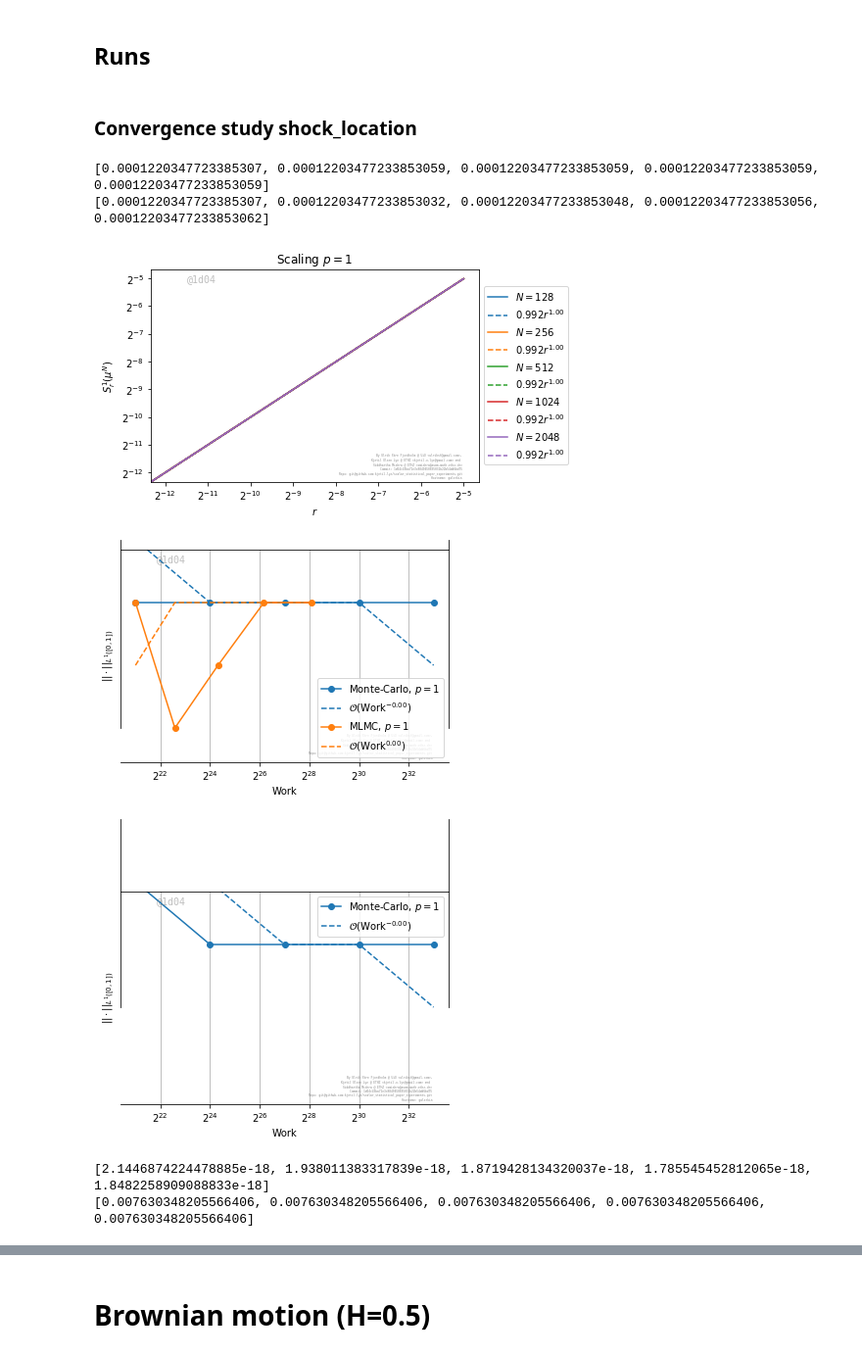
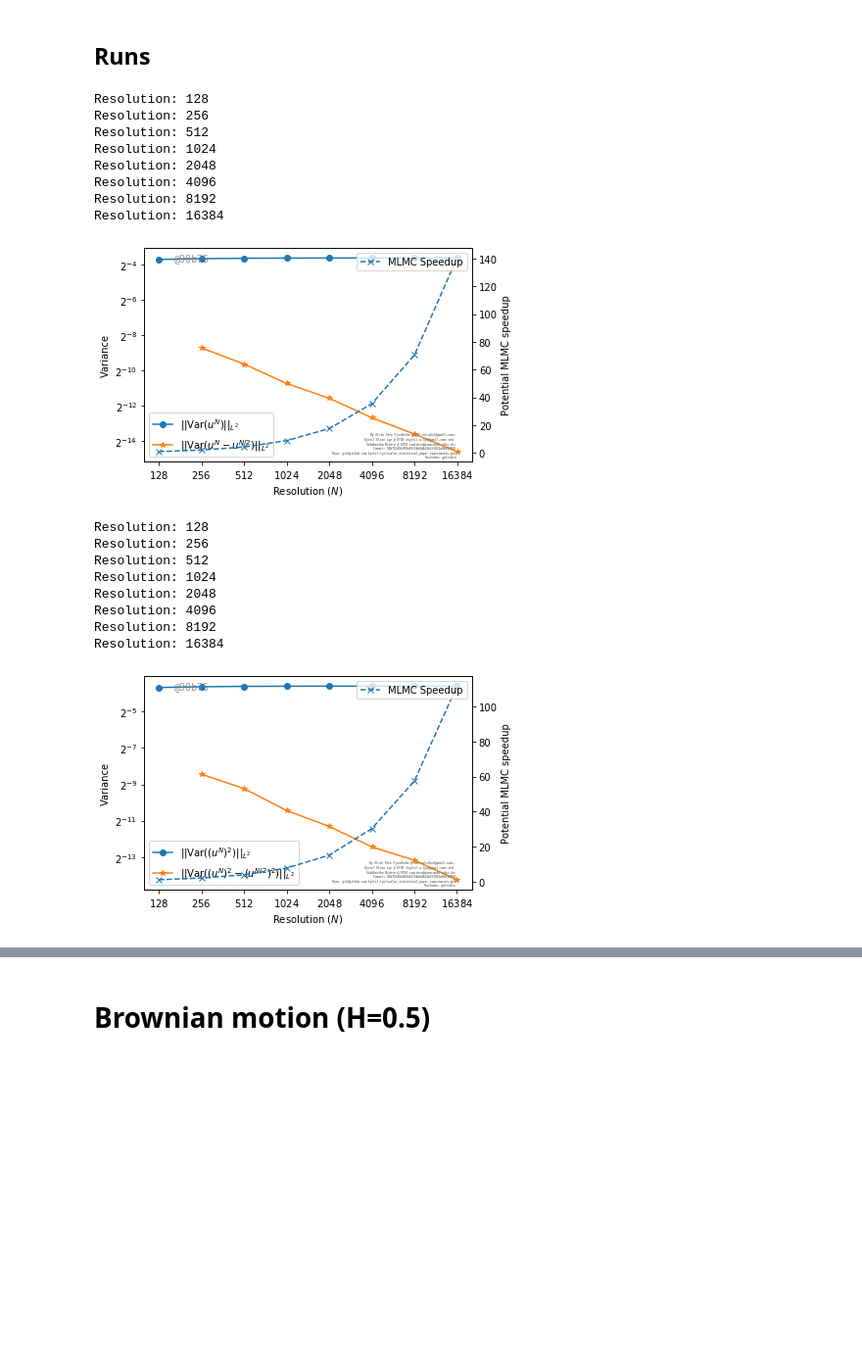
Before and after one commit to kjetil-lye/scalar_statistical_paper_experiments, a Jupyter notebook: notebooks/ComputingStructureAverage.ipynb, the cells around one changed output, grey strips where cells are left out. Shown: that part at 98% size. Saved outputs shown, nothing was run; the diff lists cells and outputs as text; code cells hidden in the pictures; blank space fills up the shorter version.

Commit message:
added speed up plots

```diff
--- a/notebooks/ComputingStructureAverage.ipynb
+++ b/notebooks/ComputingStructureAverage.ipynb
@@ -610,19 +681,34 @@ Overwriting shock_location_structure.py
 # %% [markdown]
 ## Runs
 # %%
-basename= run_resolutions('shock_location_structure.xml')
-#basename = 'shock_location_structure_%d/shock_location_structure_0.nc'
-makeConvergenceStudies(basename, 'shock_location', [1,2,3,4,5],
-                       exactSolution = lambda H: exactIntegratedStructureShockLocation(0.2,H))
+#basename= run_resolutions('shock_location_structure.xml')
+basename = 'shock_location_structure_%d/shock_location_structure_0.nc'
+#makeConvergenceStudies(basename, 'shock_location', [1,2,3,4,5],
+#                       exactSolution = lambda H: exactIntegratedStructureShockLocation(0.2,H))
 #plot2Pt(basename, 'shock_location', 1024,0.3)
 #plot2Pt(basename, 'shock_location', 1024,0.01)
 #makeConvergenceStudy2Pt(basename, 'shock_location')
+
+compute_mean_speedup(basename, "Uncertain shock location")
+
+compute_structure_speedup(basename, "Uncertain shock location")
+compute_structure_cube_speedup(basename, "Uncertain shock location")
 # %% [output]
-Convergence study shock_location
-[0.0001220347723385307, 0.00012203477233853059, 0.00012203477233853059, 0.00012203477233853059, 0.00012203477233853059]
-[0.0001220347723385307, 0.00012203477233853032, 0.00012203477233853048, 0.00012203477233853056, 0.00012203477233853062]
+Resolution: 128
+Resolution: 256
+Resolution: 512
+Resolution: 1024
+Resolution: 2048
+Resolution: 4096
+Resolution: 8192
+Resolution: 16384
-[figure, old version]
+[figure, new version]
+Resolution: 128
+Resolution: 256
+Resolution: 512
+Resolution: 1024
+Resolution: 2048
+Resolution: 4096
+Resolution: 8192
+Resolution: 16384
-[figure, old version]
+[figure, new version]
-[figure, removed]
-[2.1446874224478885e-18, 1.938011383317839e-18, 1.8719428134320037e-18, 1.785545452812065e-18, 1.8482258909088833e-18]
-[0.007630348205566406, 0.007630348205566406, 0.007630348205566406, 0.007630348205566406, 0.007630348205566406]
```
Also changed, not shown: parts of 12 cells of this notebook, 1 other file.
